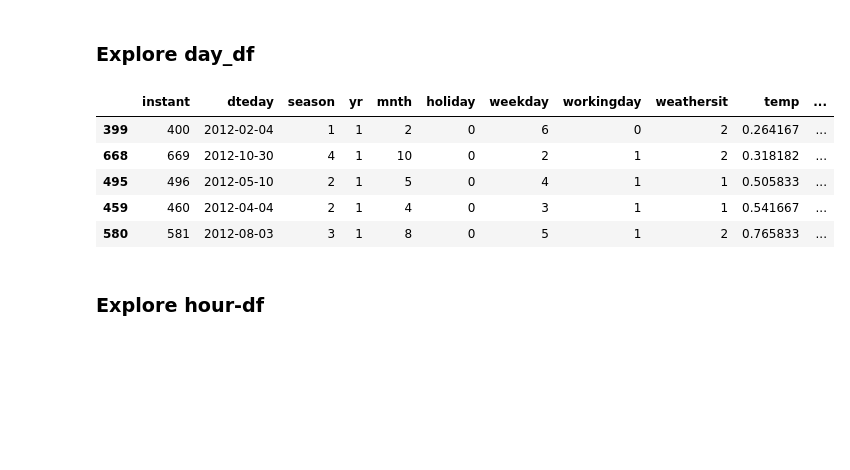
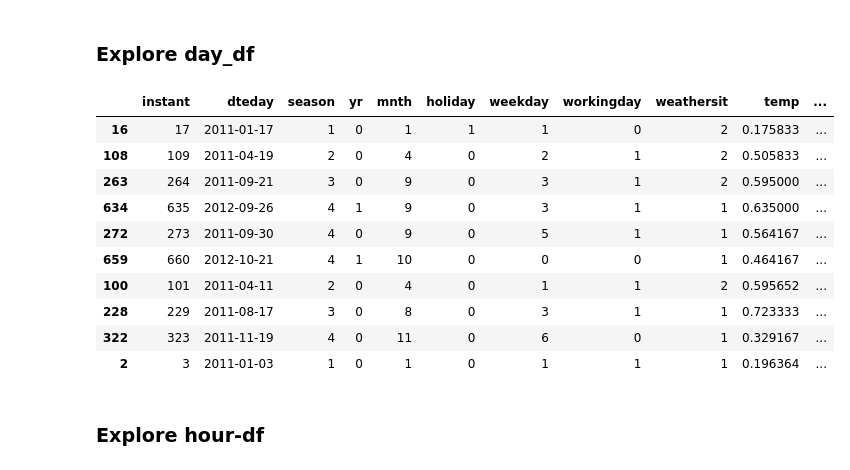
Before and after one commit to FatwaAlFajar/submission-main, a Jupyter notebook: notebook.ipynb, the cells around one changed output. Saved outputs shown, nothing was run; the diff lists cells and outputs as text; code cells hidden in the pictures; blank space fills up the shorter version.

```diff
--- a/notebook.ipynb
+++ b/notebook.ipynb
@@ -21,8 +21,8 @@ import seaborn as sns
 # %% [markdown]
 ### Gathering Data
 # %%
-day_df = pd.read_csv("https://raw.githubusercontent.com/DcCode46/dicoding/refs/heads/main/day.csv")
-day_df.head()
+day_df = pd.read_csv("https://raw.githubusercontent.com/FatwaAlFajar/submission-main/refs/heads/main/Data/day.csv")
+day_df.head(10)
 # %% [output]
 |  | instant | dteday | season | yr | mnth | holiday | weekday | workingday | weathersit | temp | ... |
 | 0 | 1 | 2011-01-01 | 1 | 0 | 1 | 0 | 6 | 0 | 2 | 0.344167 | ... |
@@ -253,14 +263,19 @@ dtype: int64
 # %% [markdown]
 ### Explore day_df
 # %%
-day_df.sample(5)
+day_df.sample(10)
 # %% [output]
 |  | instant | dteday | season | yr | mnth | holiday | weekday | workingday | weathersit | temp | ... |
-| 399 | 400 | 2012-02-04 | 1 | 1 | 2 | 0 | 6 | 0 | 2 | 0.264167 | ... |
-| 668 | 669 | 2012-10-30 | 4 | 1 | 10 | 0 | 2 | 1 | 2 | 0.318182 | ... |
-| 495 | 496 | 2012-05-10 | 2 | 1 | 5 | 0 | 4 | 1 | 1 | 0.505833 | ... |
-| 459 | 460 | 2012-04-04 | 2 | 1 | 4 | 0 | 3 | 1 | 1 | 0.541667 | ... |
-| 580 | 581 | 2012-08-03 | 3 | 1 | 8 | 0 | 5 | 1 | 2 | 0.765833 | ... |
+| 16 | 17 | 2011-01-17 | 1 | 0 | 1 | 1 | 1 | 0 | 2 | 0.175833 | ... |
+| 108 | 109 | 2011-04-19 | 2 | 0 | 4 | 0 | 2 | 1 | 2 | 0.505833 | ... |
+| 263 | 264 | 2011-09-21 | 3 | 0 | 9 | 0 | 3 | 1 | 2 | 0.595000 | ... |
+| 634 | 635 | 2012-09-26 | 4 | 1 | 9 | 0 | 3 | 1 | 1 | 0.635000 | ... |
+| 272 | 273 | 2011-09-30 | 4 | 0 | 9 | 0 | 5 | 1 | 1 | 0.564167 | ... |
+| 659 | 660 | 2012-10-21 | 4 | 1 | 10 | 0 | 0 | 0 | 1 | 0.464167 | ... |
+| 100 | 101 | 2011-04-11 | 2 | 0 | 4 | 0 | 1 | 1 | 2 | 0.595652 | ... |
+| 228 | 229 | 2011-08-17 | 3 | 0 | 8 | 0 | 3 | 1 | 1 | 0.723333 | ... |
+| 322 | 323 | 2011-11-19 | 4 | 0 | 11 | 0 | 6 | 0 | 1 | 0.329167 | ... |
+| 2 | 3 | 2011-01-03 | 1 | 0 | 1 | 0 | 1 | 1 | 1 | 0.196364 | ... |
 # %% [markdown]
 ### Explore hour-df
 # %%
```
Also changed, not shown: parts of 16 cells of this notebook, 3 other files.
